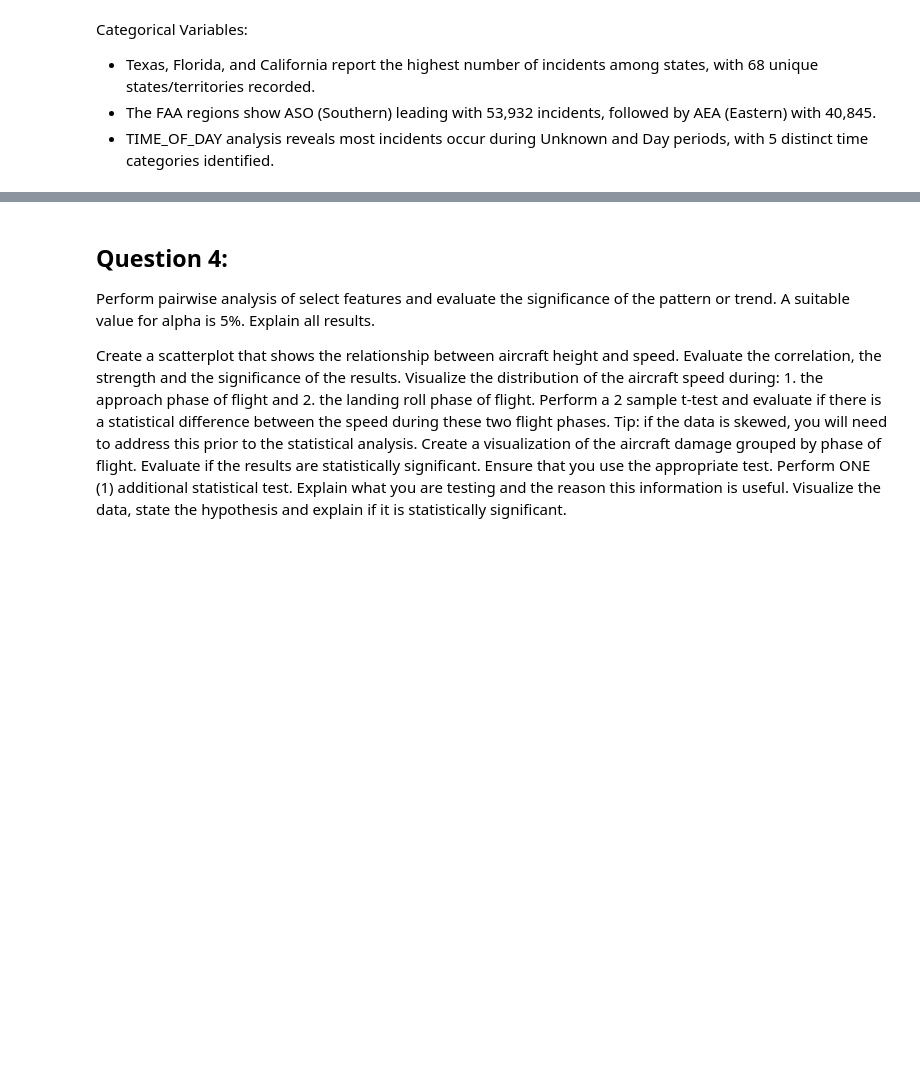
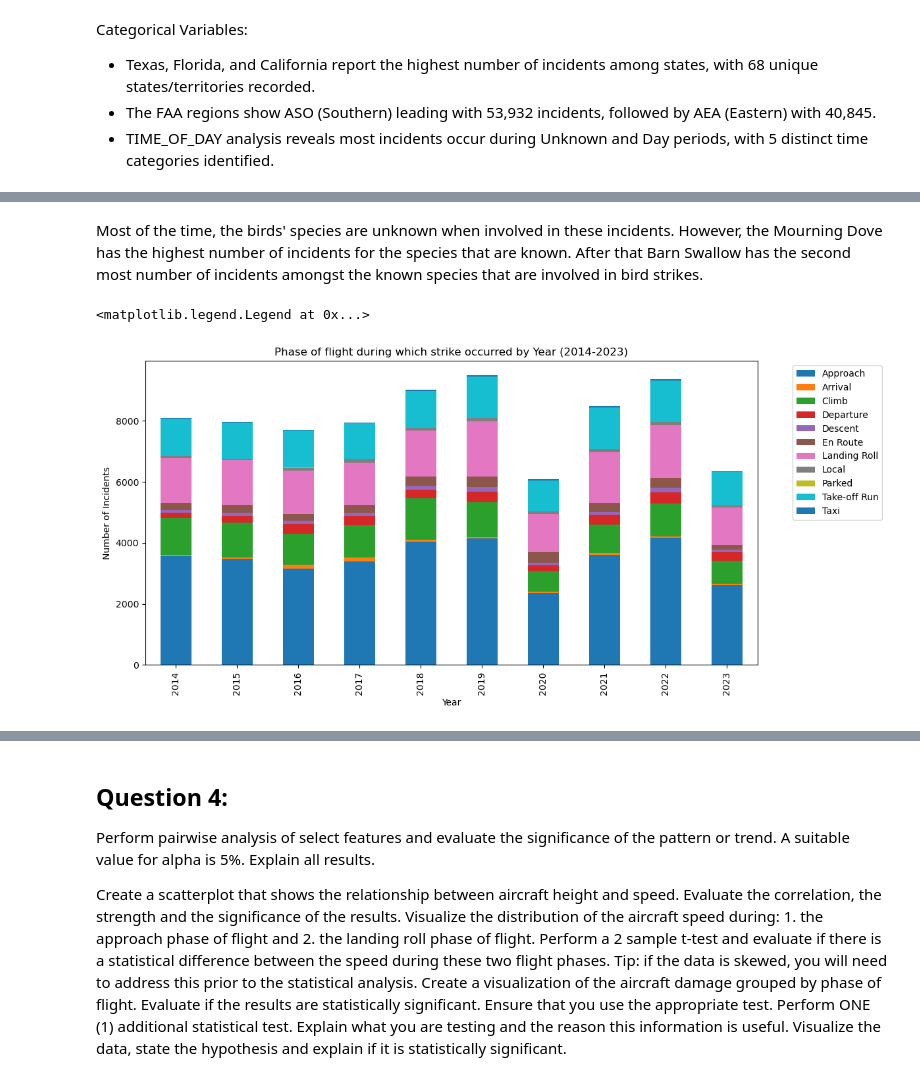
Before and after one commit to Halfgear/DS3000-Group-Project-2, a Jupyter notebook: DS3000.Practicum.2.ipynb, the cells around one changed output, grey strips where cells are left out. Cells and saved outputs as stored; diff of their text form; code cells hidden in the pictures; blank space fills up the shorter version.

```diff
--- a/DS3000.Practicum.2.ipynb
+++ b/DS3000.Practicum.2.ipynb
@@ -199,0 +241,19 @@ Ensure that you either : 1. perform a comparative analysis by evaluating 3 or mo
+# %% [markdown]
+Most of the time, the birds' species are unknown when involved in these incidents. However, the Mourning Dove has the highest number of incidents for the species that are known. After that Barn Swallow has the second most number of incidents amongst the known species that are involved in bird strikes.
+# %%
+# Perform a comparative analysis of the annual aircraft damage for each phase of flight.
+# Evaluate the results over the last 10 years to determine what patterns exist. Note: this requires a year over year analysis.
+df_10yr_period = df[df['INCIDENT_YEAR'] >= 2014]
+
+phase_of_flight_damage = df_10yr_period.groupby(['INCIDENT_YEAR','PHASE_OF_FLIGHT'])['INDEX_NR'].count().reset_index()
+
+data = phase_of_flight_damage.pivot_table(index='INCIDENT_YEAR', columns=['PHASE_OF_FLIGHT'], values='INDEX_NR', fill_value=0)
+
+data.plot(kind='bar', stacked=True, figsize=(12,6))
+plt.title('Phase of flight during which strike occurred by Year (2014-2023)')
+plt.xlabel('Year')
+plt.ylabel('Number of Incidents')
+plt.legend(bbox_to_anchor=(1.05, 1), loc='upper left')
+# %% [output]
+<matplotlib.legend.Legend at 0x...>
+[figure, added]
```
Also changed, not shown: parts of 12 cells of this notebook.
